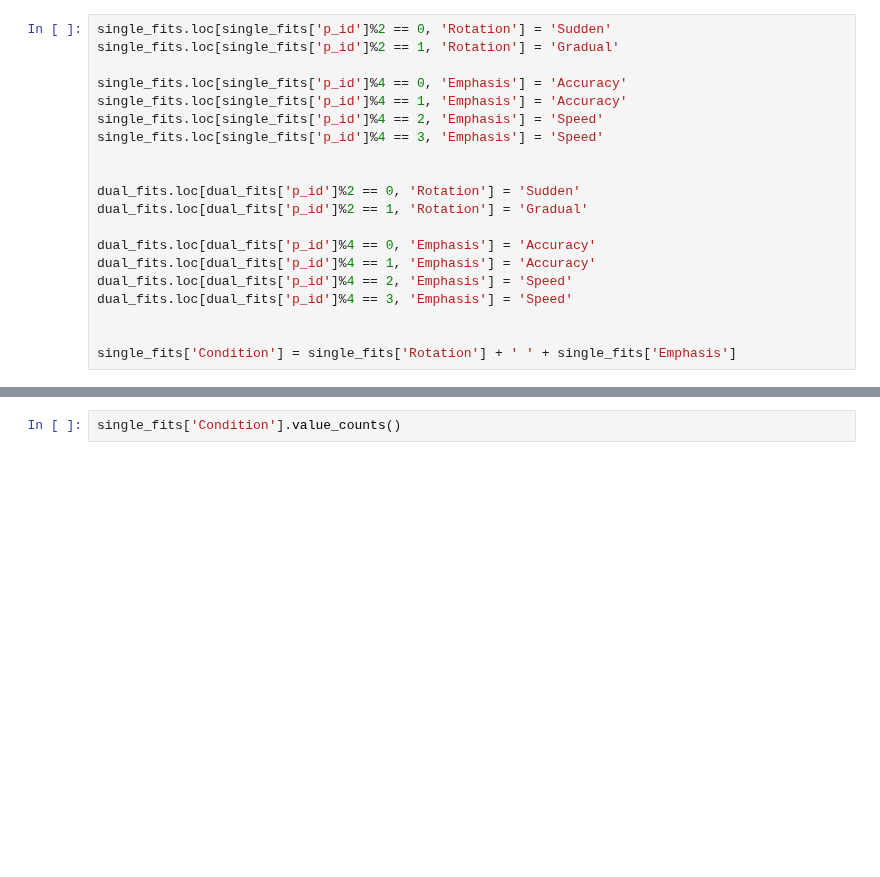
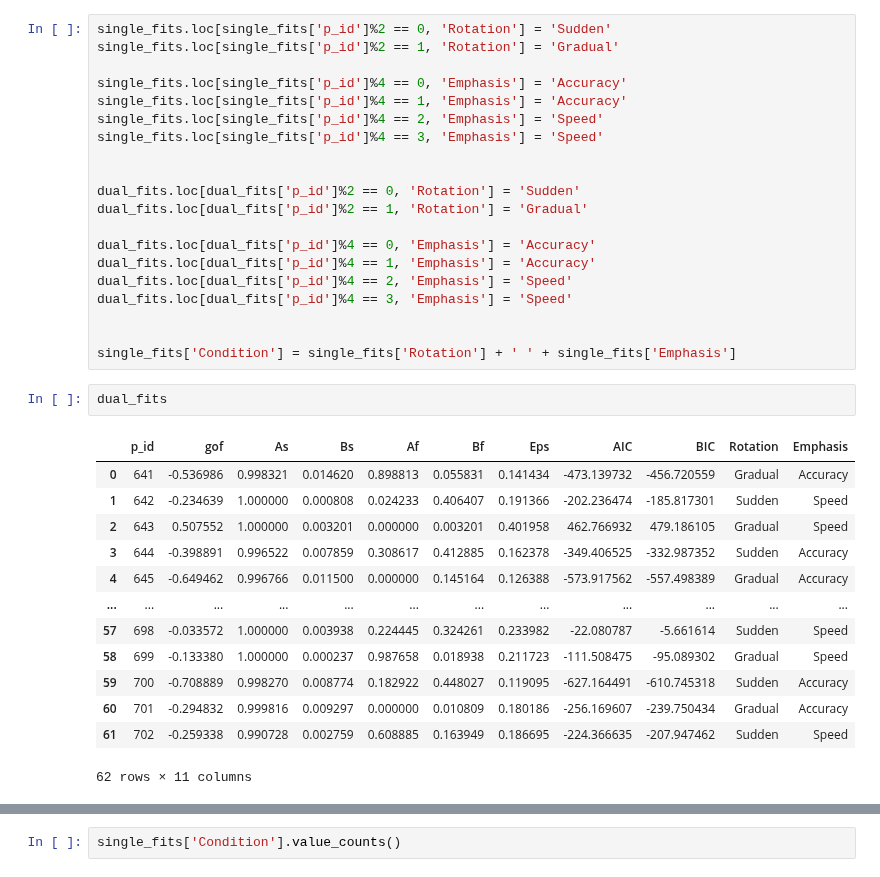
Before and after one commit to tejas-savalia/vma_behavioral, a Jupyter notebook: All experiments/feedback_aiming_unlearning/model_comparisons.ipynb, the cells around one changed output, grey strips where cells are left out. Cells and saved outputs as stored; diff of their text form; blank space fills up the shorter version.

```diff
--- a/All experiments/feedback_aiming_unlearning/model_comparisons.ipynb
+++ b/All experiments/feedback_aiming_unlearning/model_comparisons.ipynb
@@ -60,3 +60,19 @@ dual_fits.loc[dual_fits['p_id']%4 == 3, 'Emphasis'] = 'Speed'
 
 
 single_fits['Condition'] = single_fits['Rotation'] + ' ' + single_fits['Emphasis']
+# %%
+dual_fits
+# %% [output]
+|  | p_id | gof | As | Bs | Af | Bf | Eps | AIC | BIC | Rotation | Emphasis |
+| 0 | 641 | -0.536986 | 0.998321 | 0.014620 | 0.898813 | 0.055831 | 0.141434 | -473.139732 | -456.720559 | Gradual | Accuracy |
+| 1 | 642 | -0.234639 | 1.000000 | 0.000808 | 0.024233 | 0.406407 | 0.191366 | -202.236474 | -185.817301 | Sudden | Speed |
+| 2 | 643 | 0.507552 | 1.000000 | 0.003201 | 0.000000 | 0.003201 | 0.401958 | 462.766932 | 479.186105 | Gradual | Speed |
+| 3 | 644 | -0.398891 | 0.996522 | 0.007859 | 0.308617 | 0.412885 | 0.162378 | -349.406525 | -332.987352 | Sudden | Accuracy |
+| 4 | 645 | -0.649462 | 0.996766 | 0.011500 | 0.000000 | 0.145164 | 0.126388 | -573.917562 | -557.498389 | Gradual | Accuracy |
+| ... | ... | ... | ... | ... | ... | ... | ... | ... | ... | ... | ... |
+| 57 | 698 | -0.033572 | 1.000000 | 0.003938 | 0.224445 | 0.324261 | 0.233982 | -22.080787 | -5.661614 | Sudden | Speed |
+| 58 | 699 | -0.133380 | 1.000000 | 0.000237 | 0.987658 | 0.018938 | 0.211723 | -111.508475 | -95.089302 | Gradual | Speed |
+| 59 | 700 | -0.708889 | 0.998270 | 0.008774 | 0.182922 | 0.448027 | 0.119095 | -627.164491 | -610.745318 | Sudden | Accuracy |
+| 60 | 701 | -0.294832 | 0.999816 | 0.009297 | 0.000000 | 0.010809 | 0.180186 | -256.169607 | -239.750434 | Gradual | Accuracy |
+| 61 | 702 | -0.259338 | 0.990728 | 0.002759 | 0.608885 | 0.163949 | 0.186695 | -224.366635 | -207.947462 | Sudden | Speed |
+62 rows × 11 columns
```
Also changed, not shown: parts of 22 cells of this notebook, 5 other files.
